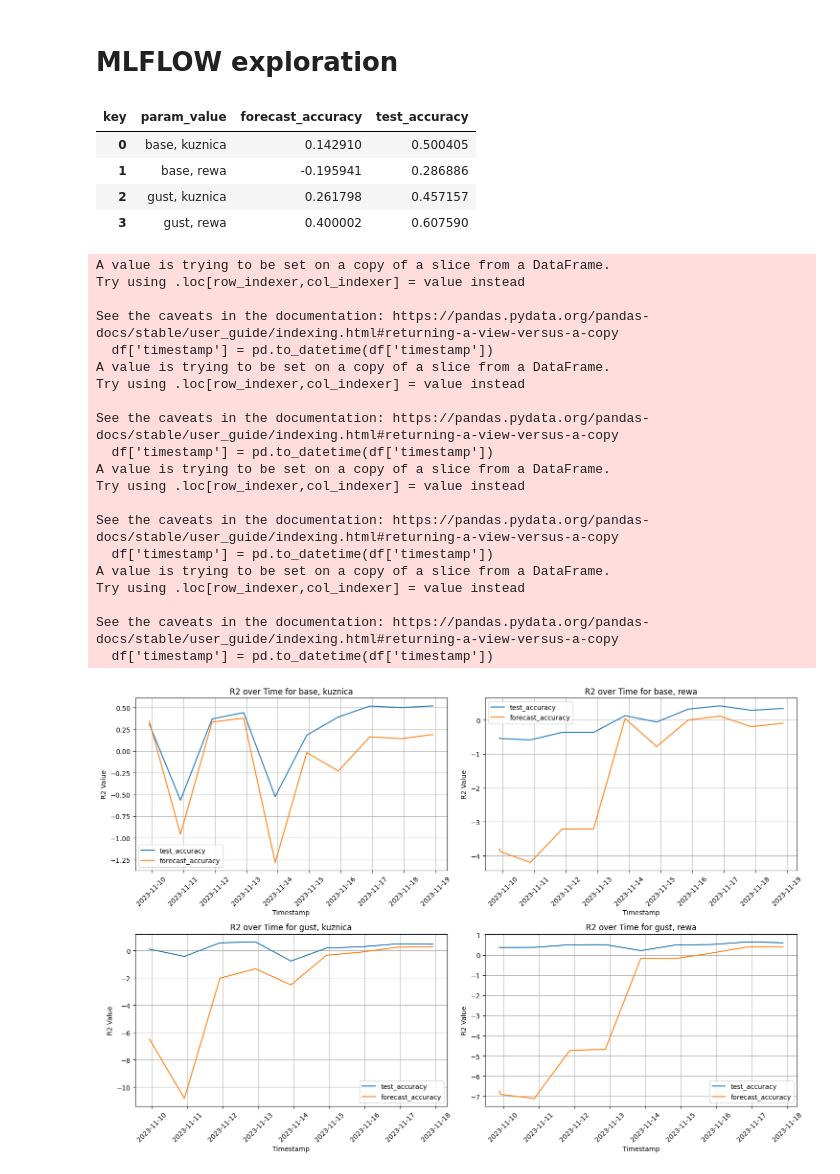
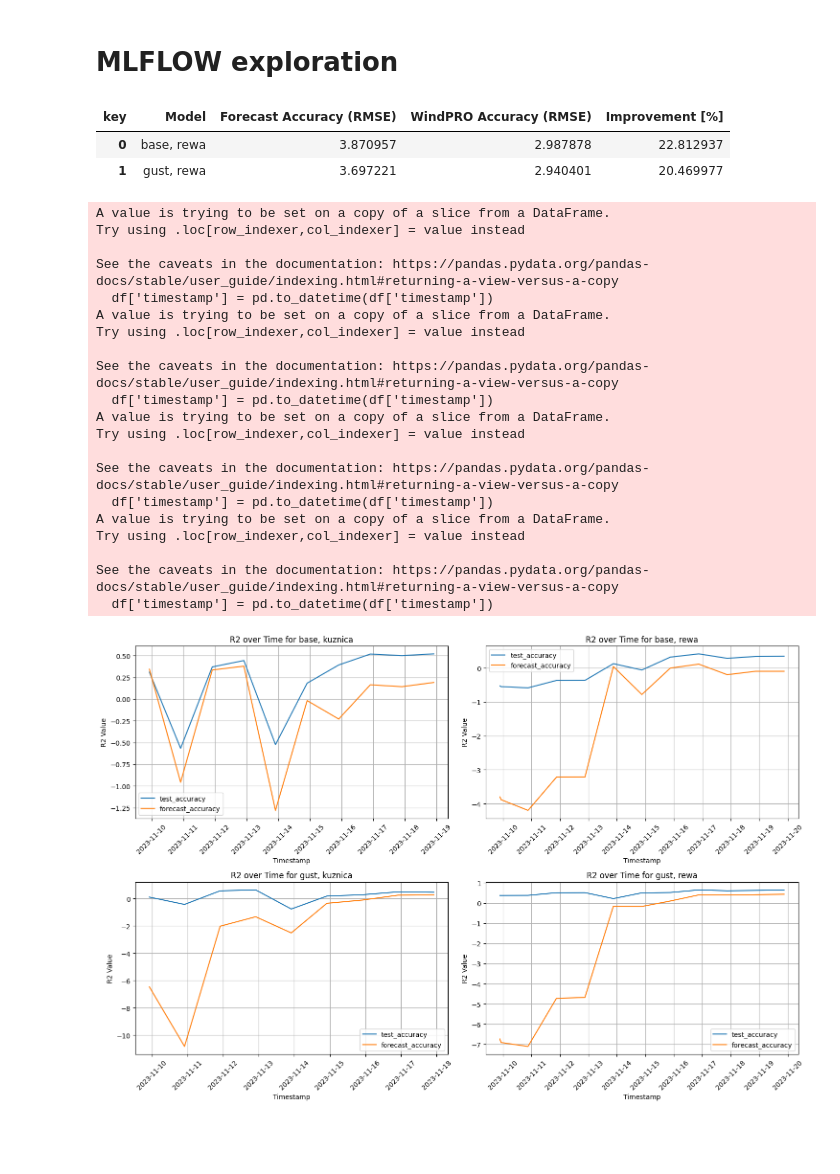
Before and after one commit to KrystianPi/WindPRO, a Jupyter notebook: notebooks/eda.ipynb, the cells around one changed output. Saved outputs shown, nothing was run; the diff lists cells and outputs as text; code cells hidden in the pictures; blank space fills up the shorter version.

Commit message:
streamlit display accuracy changed

```diff
--- a/notebooks/eda.ipynb
+++ b/notebooks/eda.ipynb
@@ -168,6 +168,7 @@ def get_test_metrics():
 
     df_joined = pd.merge(left=df_metrics_runs, right=df_params, how='inner', on='run_uuid')
     df_joined = df_joined[df_joined['param_value'].isin(['gust', 'base', 'rewa', 'kuznica'])]
+    df_joined = df_joined[df_joined['key'].isin(['test_rmse','forecast_rmse'])]
     df_joined = df_joined.sort_values(by='date', ascending=False).head(16)
 
     df_result = df_joined.groupby('timestamp').agg({
@@ -177,19 +178,18 @@ def get_test_metrics():
     }).reset_index()[['param_value','key','value']]
 
     df_result['param_value'] = df_result['param_value'].apply(lambda x: ', '.join(sorted(x.split(', '))))
-    df_result = df_result.pivot_table(index='param_value', columns='key', values='value').reset_index()[['param_value','forecast_accuracy','test_accuracy']]
+    df_result = df_result.pivot_table(index='param_value', columns='key', values='value').reset_index()[['param_value','forecast_rmse','test_rmse']]
 
-    # df_result.rename(columns={'forecast_accuracy':'Forecast Accuracy', 'test_accuracy':'WindPRO Accuracy', 'param_value': 'Model'}, inplace = True )
+    df_result.rename(columns={'forecast_rmse':'Forecast Accuracy (RMSE)', 'test_rmse':'WindPRO Accuracy (RMSE)', 'param_value': 'Model'}, inplace = True )
+    df_result['Improvement [%]'] = (df_result['Forecast Accuracy (RMSE)'] - df_result['WindPRO Accuracy (RMSE)'])/df_result['Forecast Accuracy (RMSE)'] * 100
     return df_result
 
 
 get_test_metrics()
 # %% [output]
-| key | param_value | forecast_accuracy | test_accuracy |
-| 0 | base, kuznica | 0.142910 | 0.500405 |
-| 1 | base, rewa | -0.195941 | 0.286886 |
-| 2 | gust, kuznica | 0.261798 | 0.457157 |
-| 3 | gust, rewa | 0.400002 | 0.607590 |
+| key | Model | Forecast Accuracy (RMSE) | WindPRO Accuracy (RMSE) | Improvement [%] |
+| 0 | base, rewa | 3.870957 | 2.987878 | 22.812937 |
+| 1 | gust, rewa | 3.697221 | 2.940401 | 20.469977 |
 # %%
 def plot_test_metrics():
     db_url = get_config()
@@ -216,6 +216,7 @@ def plot_test_metrics():
 
     df_joined = pd.merge(left=df_metrics_runs, right=df_params, how='inner', on='run_uuid')
     df_joined = df_joined[df_joined['param_value'].isin(['gust', 'base', 'rewa', 'kuznica'])]
+    df_joined = df_joined[df_joined['key'].isin(['test_accuracy', 'forecast_accuracy'])]
 
     df_accuracy = df_joined[['key','value','date','param_value','timestamp']].groupby('timestamp').agg({
                         'param_value': lambda x: ', '.join(map(str, x)),
@@ -252,31 +253,31 @@ def plot_test_metrics():
             plt.setp(axs[idx].xaxis.get_majorticklabels(), rotation=45)
 
 
     plt.tight_layout()
 
 
     plt.show()
 
 plot_test_metrics()
 # %% [output]
 A value is trying to be set on a copy of a slice from a DataFrame.
 Try using .loc[row_indexer,col_indexer] = value instead
 
 See the caveats in the documentation: https://pandas.pydata.org/pandas-docs/stable/user_guide/indexing.html#returning-a-view-versus-a-copy
   df['timestamp'] = pd.to_datetime(df['timestamp'])
 A value is trying to be set on a copy of a slice from a DataFrame.
 Try using .loc[row_indexer,col_indexer] = value instead
 
 See the caveats in the documentation: https://pandas.pydata.org/pandas-docs/stable/user_guide/indexing.html#returning-a-view-versus-a-copy
   df['timestamp'] = pd.to_datetime(df['timestamp'])
 A value is trying to be set on a copy of a slice from a DataFrame.
 Try using .loc[row_indexer,col_indexer] = value instead
 
 See the caveats in the documentation: https://pandas.pydata.org/pandas-docs/stable/user_guide/indexing.html#returning-a-view-versus-a-copy
   df['timestamp'] = pd.to_datetime(df['timestamp'])
 A value is trying to be set on a copy of a slice from a DataFrame.
 Try using .loc[row_indexer,col_indexer] = value instead
 
 See the caveats in the documentation: https://pandas.pydata.org/pandas-docs/stable/user_guide/indexing.html#returning-a-view-versus-a-copy
   df['timestamp'] = pd.to_datetime(df['timestamp'])
-[figure, old version]
+[figure, new version]
```
Also changed, not shown: 1 other file.
